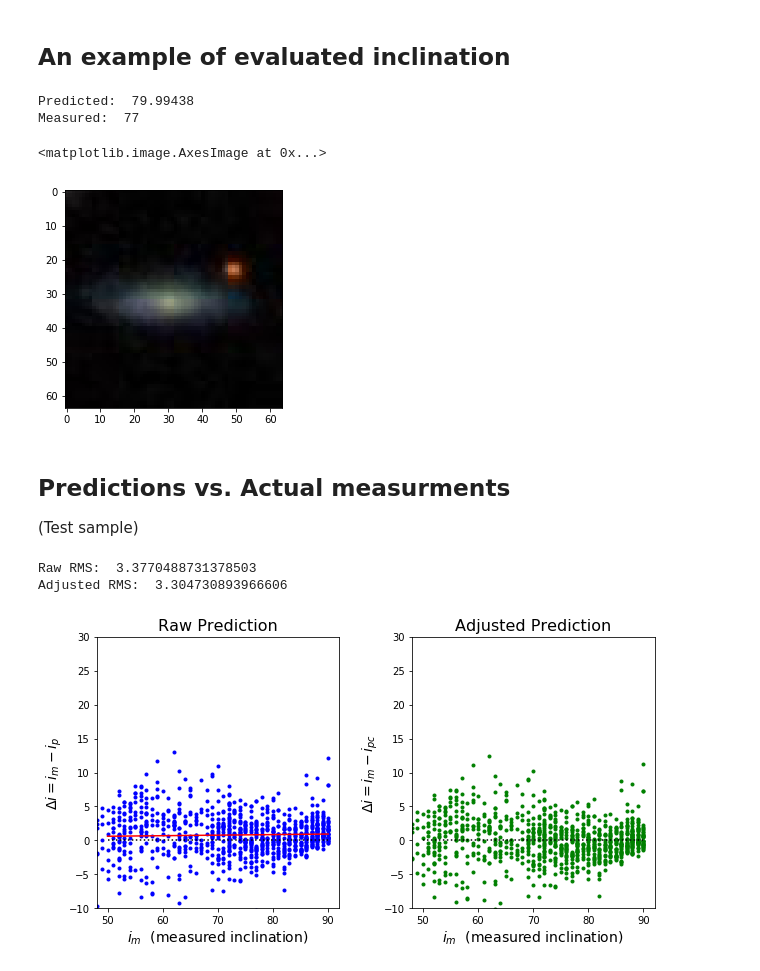
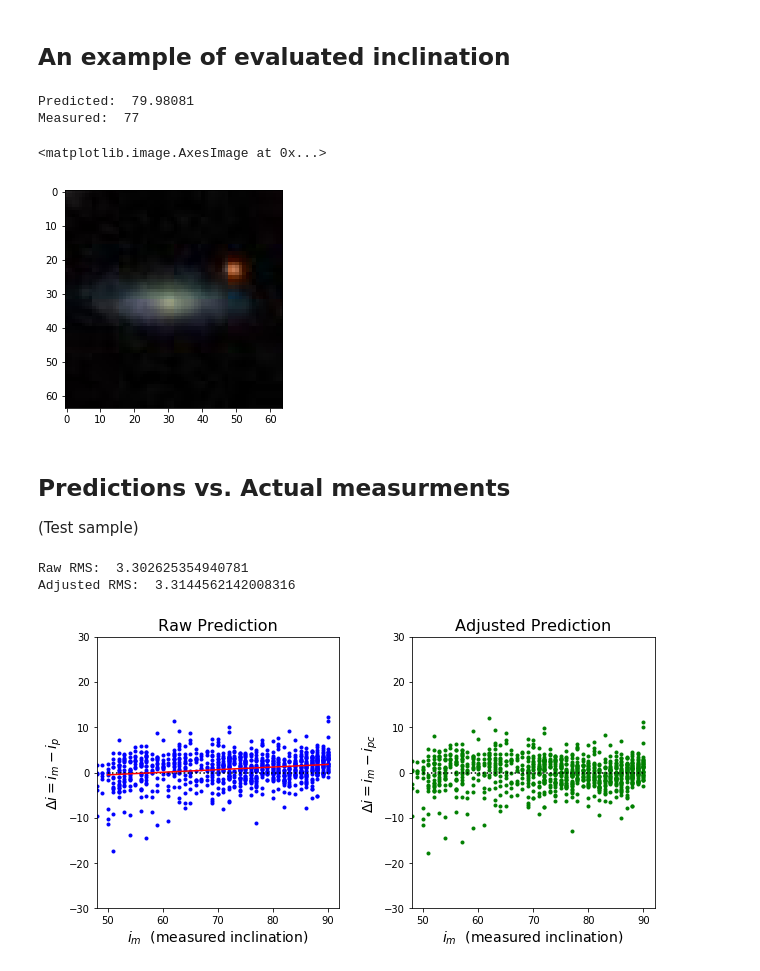
Before and after one commit to ekourkchi/incNET, a Jupyter notebook: Copy_of_CNN_inc_VGG6_regr.ipynb, the cells around one changed output. Saved outputs shown, nothing was run; the diff lists cells and outputs as text; code cells hidden in the pictures.

```diff
--- a/Copy_of_CNN_inc_VGG6_regr.ipynb
+++ b/Copy_of_CNN_inc_VGG6_regr.ipynb
@@ -168,7 +168,7 @@ vgg_model.compile(loss='mse', optimizer='adam', metrics=['mse', 'mae'])
 n_epochs=30
 vgg_model.summary()
 vgg_model_history = vgg_model.fit(images_train, lables_train,
-                                  epochs=n_epochs, batch_size=256,
+                                  epochs=n_epochs, batch_size=128,
                                   validation_data=(images_test, lables_test),
                                   verbose=1, shuffle=True)
 # %% [output]
@@ -251,7 +251,7 @@ print "Predicted: ", inc_p[i]
 print "Measured: ", inc_m[i]
 plt.imshow(images_test[i])
 # %% [output]
-Predicted:  79.99438
+Predicted:  79.98081
 Measured:  77
 <matplotlib.image.AxesImage at 0x...>
 [figure]
@@ -263,38 +263,38 @@ fig, ax = plt.subplots(nrows=1,ncols=2, figsize=(10,5))
 
 d = inc_m-inc_p
 
 m, b = np.polyfit(inc_m, d, 1)
 x = np.linspace(50,90,20)
 y  = m*x+b
 
 ax[0].plot(inc_m, d, 'b.')
 ax[0].plot([50,90],[0,0], 'k:')
 ax[0].plot(x, y, 'r-')
 ax[0].set_xlim(48,92)
-ax[0].set_ylim(-10,30)
+ax[0].set_ylim(-30 ,30)
 ax[0].set_title('Raw Prediction', fontsize=16)
 ax[0].set_xlabel(r'$i_m$'+'  (measured inclination)', fontsize=14)
 ax[0].set_ylabel(r'$\Delta i = i_m-i_p$', fontsize=14)
 
 print "Raw RMS: ", np.sqrt(np.mean((d)**2))
 
 
 d_ = inc_m-(inc_p+b)/(1.-m)
 ax[1].plot(inc_m, d_, 'g.')
 ax[1].plot([50,90],[0,0], 'k:')
 ax[1].set_xlim(48,92)
-ax[1].set_ylim(-10,30)
+ax[1].set_ylim(-30,30)
 
 print "Adjusted RMS: ", np.sqrt(np.mean((d_)**2))
 ax[1].set_title('Adjusted Prediction', fontsize=16)
 ax[1].set_xlabel(r'$i_m$'+'  (measured inclination)', fontsize=14)
 ax[1].set_ylabel(r'$\Delta i = i_m-i_{pc}$', fontsize=14)
 
 plt.subplots_adjust( wspace=0.3)
 # %% [output]
-Raw RMS:  3.3770488731378503
-Adjusted RMS:  3.304730893966606
+Raw RMS:  3.302625354940781
+Adjusted RMS:  3.3144562142008316
-[figure, old version]
+[figure, new version]
 # %%
 fig, ax = plt.subplots(nrows=1,ncols=2, figsize=(10,5))
 
```
Also changed, not shown: parts of 3 cells of this notebook.
